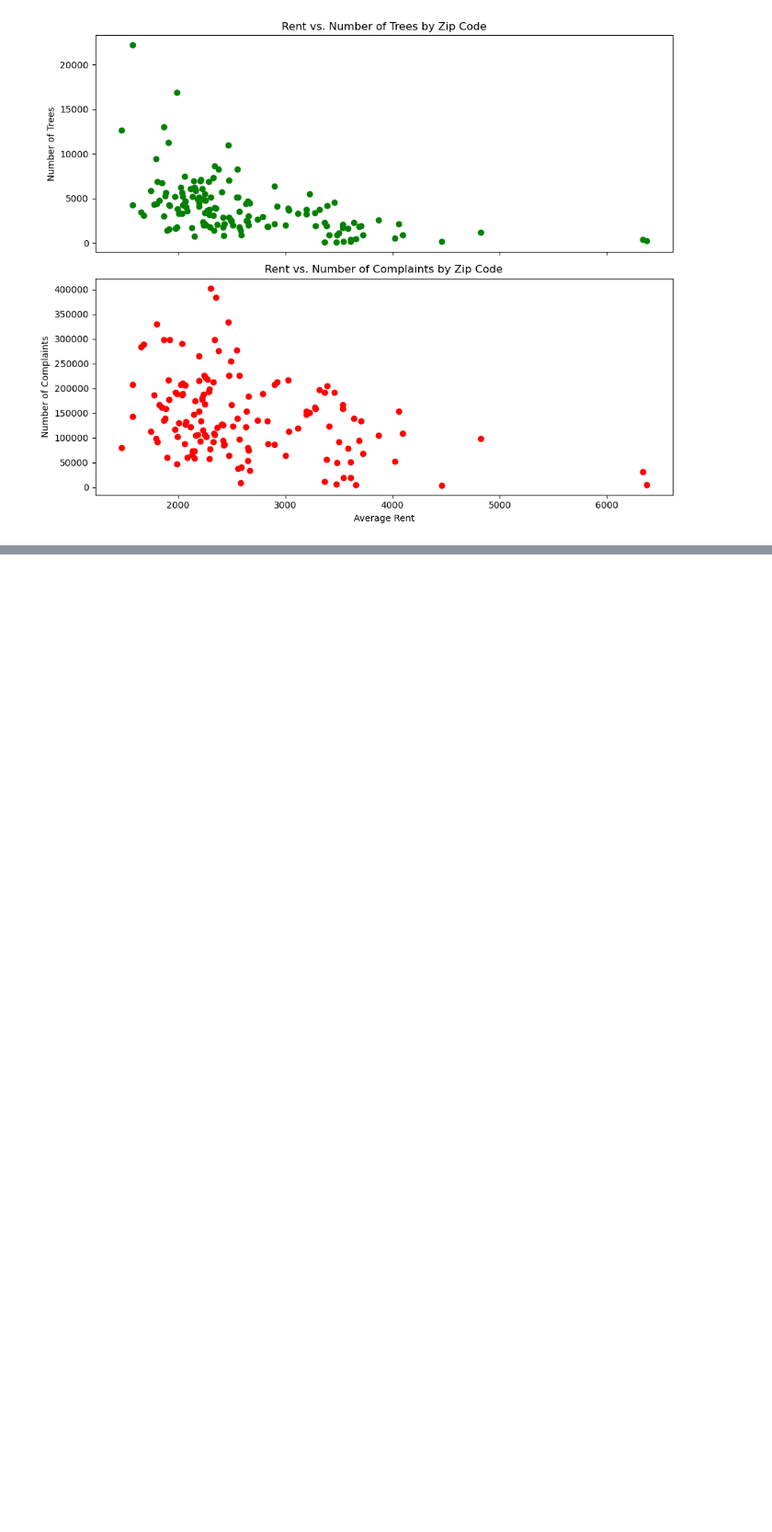
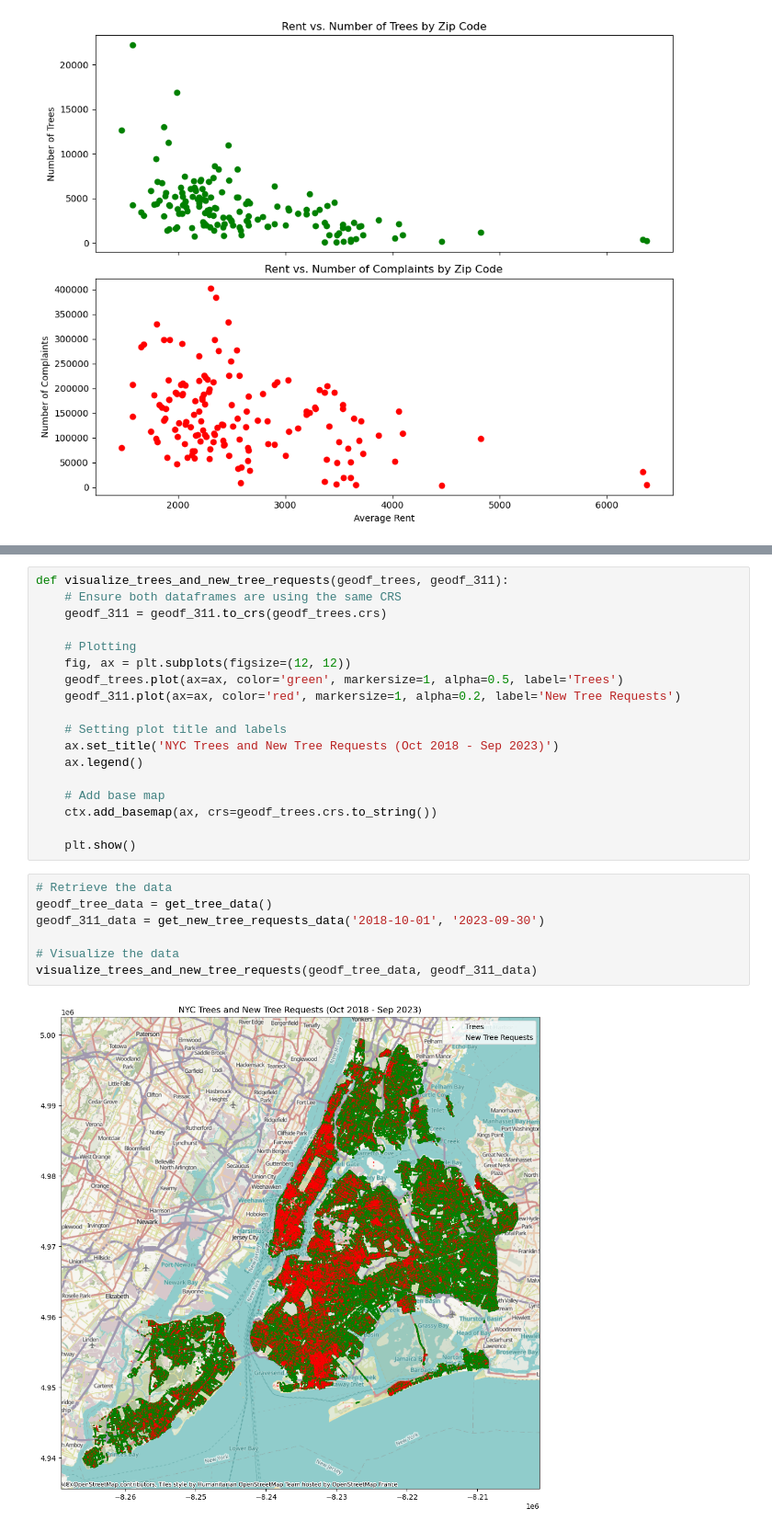
Before and after one commit to lc3779/Project_4501_IEOR, a Jupyter notebook: Project_4501_IEOR.ipynb, the cells around one changed output, grey strips where cells are left out. Shown at 92% size. Cells and saved outputs as stored; diff of their text form; blank space fills up the shorter version.

```diff
--- a/Project_4501_IEOR.ipynb
+++ b/Project_4501_IEOR.ipynb
@@ -1625,0 +1813,27 @@ visualize_rent_trees_complaints_correlation(merged_data, '2015-01-01', '2023-09-
+# %%
+def visualize_trees_and_new_tree_requests(geodf_trees, geodf_311):
+    # Ensure both dataframes are using the same CRS
+    geodf_311 = geodf_311.to_crs(geodf_trees.crs)
+
+    # Plotting
+    fig, ax = plt.subplots(figsize=(12, 12))
+    geodf_trees.plot(ax=ax, color='green', markersize=1, alpha=0.5, label='Trees')
+    geodf_311.plot(ax=ax, color='red', markersize=1, alpha=0.2, label='New Tree Requests')
+
+    # Setting plot title and labels
+    ax.set_title('NYC Trees and New Tree Requests (Oct 2018 - Sep 2023)')
+    ax.legend()
+
+    # Add base map
+    ctx.add_basemap(ax, crs=geodf_trees.crs.to_string())
+
+    plt.show()
+# %%
+# Retrieve the data
+geodf_tree_data = get_tree_data()
+geodf_311_data = get_new_tree_requests_data('2018-10-01', '2023-09-30')
+
+# Visualize the data
+visualize_trees_and_new_tree_requests(geodf_tree_data, geodf_311_data)
+# %% [output]
+[figure, added]
```
Also changed, not shown: parts of 18 cells of this notebook.
